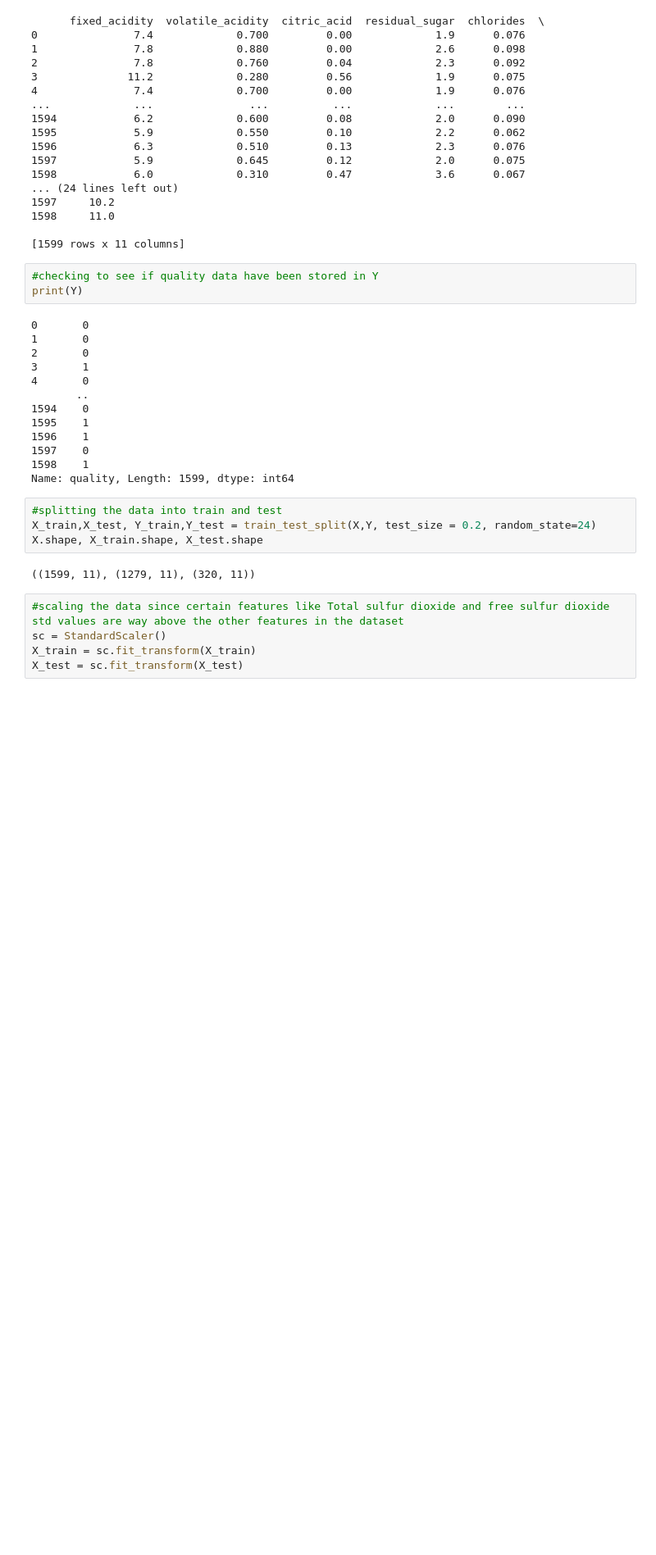
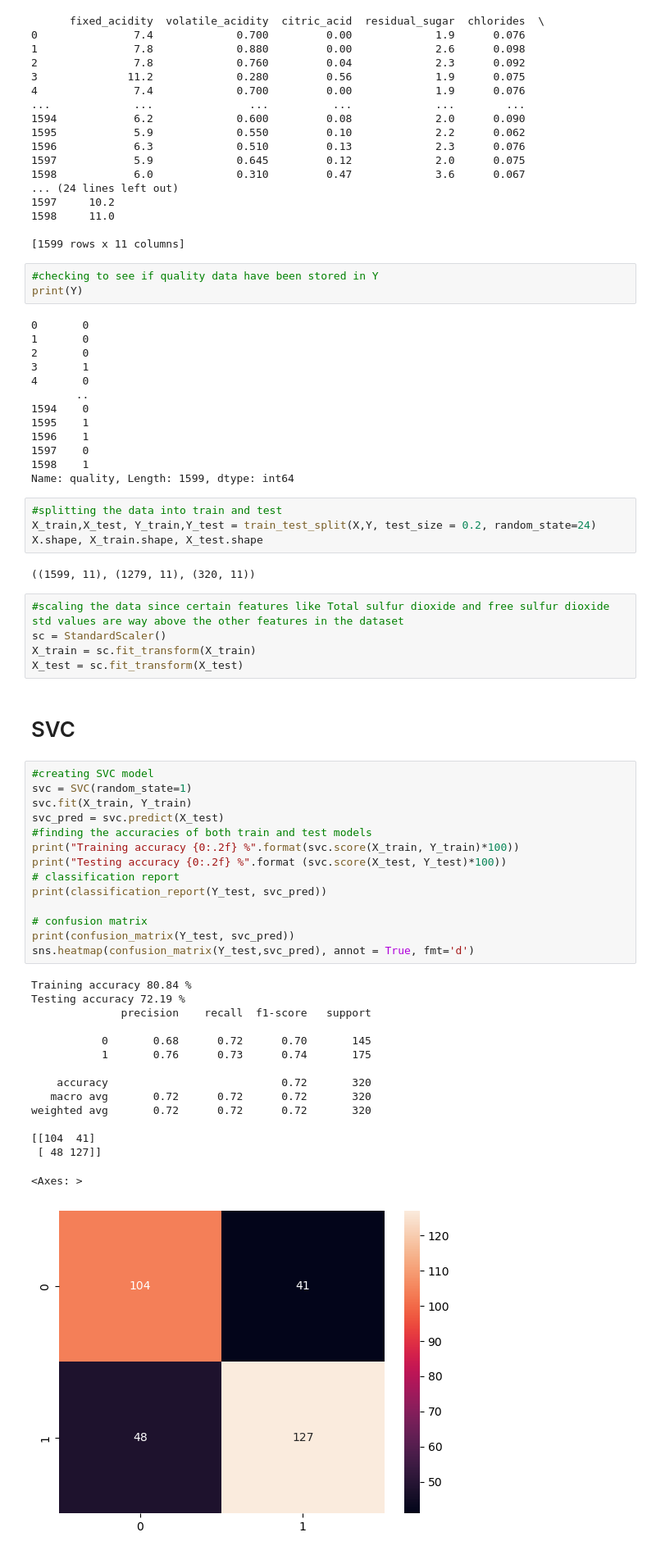
Before and after one commit to cobentil02/Redwinequality_ML, a Jupyter notebook: Red_Wine_Dataset.ipynb, the cells around one changed output. Shown at 82% size. Saved outputs shown, nothing was run; the diff lists cells and outputs as text; blank space fills up the shorter version.

Commit message:
applied both SVC and logistic Regression algorithm on the dataset

```diff
--- a/Red_Wine_Dataset.ipynb
+++ b/Red_Wine_Dataset.ipynb
@@ -238,3 +238,35 @@ X.shape, X_train.shape, X_test.shape
 sc = StandardScaler()
 X_train = sc.fit_transform(X_train)
 X_test = sc.fit_transform(X_test)
+# %% [markdown]
+# SVC
+# %%
+#creating SVC model
+svc = SVC(random_state=1)
+svc.fit(X_train, Y_train)
+svc_pred = svc.predict(X_test)
+#finding the accuracies of both train and test models
+print("Training accuracy {0:.2f} %".format(svc.score(X_train, Y_train)*100))
+print("Testing accuracy {0:.2f} %".format (svc.score(X_test, Y_test)*100))
+# classification report
+print(classification_report(Y_test, svc_pred))
+
+# confusion matrix
+print(confusion_matrix(Y_test, svc_pred))
+sns.heatmap(confusion_matrix(Y_test,svc_pred), annot = True, fmt='d')
+# %% [output]
+Training accuracy 80.84 %
+Testing accuracy 72.19 %
+              precision    recall  f1-score   support
+
+           0       0.68      0.72      0.70       145
+           1       0.76      0.73      0.74       175
+
+    accuracy                           0.72       320
+   macro avg       0.72      0.72      0.72       320
+weighted avg       0.72      0.72      0.72       320
+
+[[104  41]
+ [ 48 127]]
+<Axes: >
+[figure, added]
```
Also changed, not shown: parts of 8 cells of this notebook.
